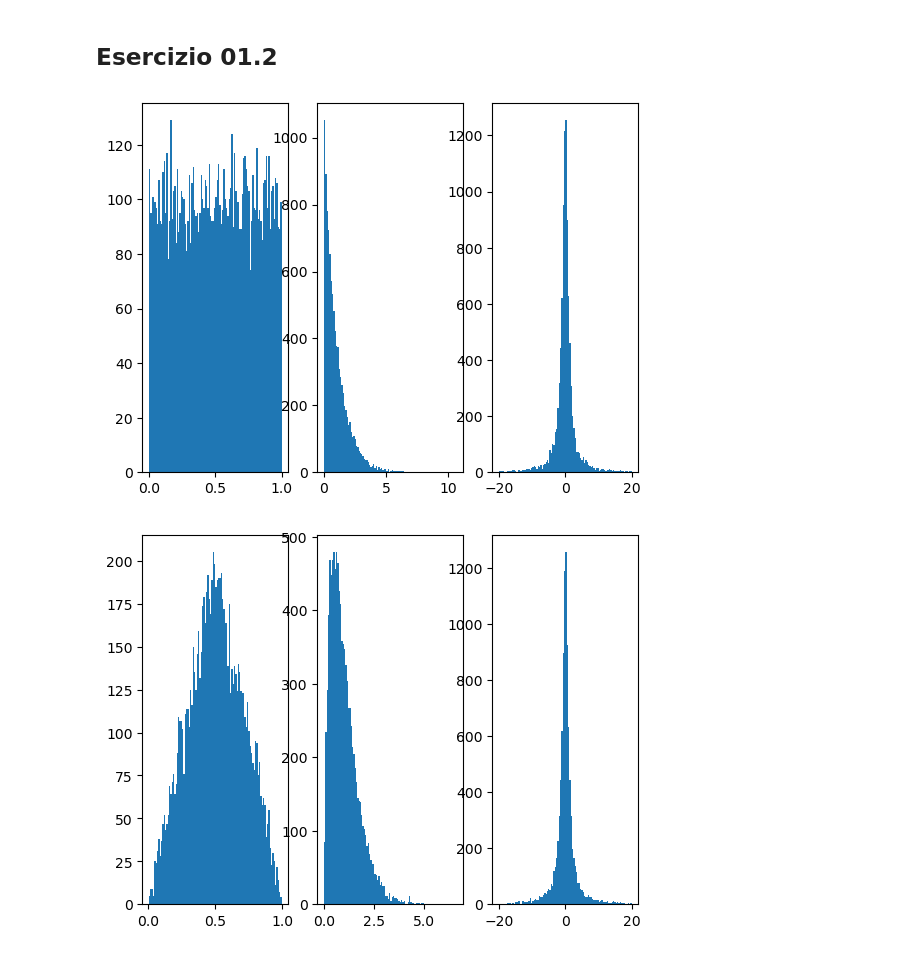
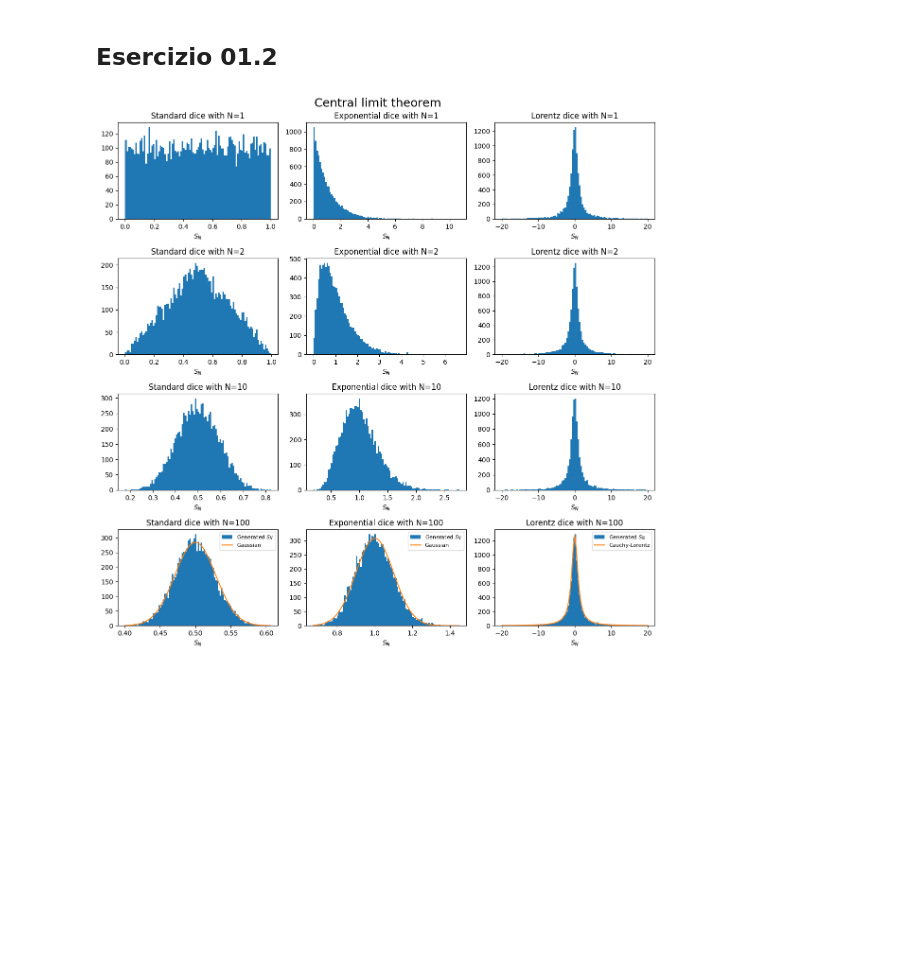
Before and after one commit to Nessun0o0/LSN, a Jupyter notebook: 01-Exercises/LSN01.ipynb, the cells around one changed output. Drawn from its saved outputs; the diff is of its cells as text; code cells hidden in the pictures; blank space fills up the shorter version.

```diff
--- a/01-Exercises/LSN01.ipynb
+++ b/01-Exercises/LSN01.ipynb
@@ -27,13 +44,16 @@ ashdkaskdhlas varianza
 # %%
 chi2 = np.loadtxt("01.1/chi2.out")
 
-fig, ax = plt.subplots(1, 1, figsize=(5,6))
+fig, ax = plt.subplots(1, 1, figsize=(7,5))
 xmin, xmax = 0.1, 200
+nbins = 200
 x = np.arange(xmin, xmax, 0.1)
 
 
-ax.hist(chi2, bins=200, range=(xmin,xmax));
+ax.hist(chi2, bins=nbins, range=(xmin,xmax));
 k = 100
 
-ax.plot(x, chi2.size * np.pow(x, k*0.5-1)*np.exp(-x*0.5)/(np.pow(2, k*0.5)*math.gamma(k*0.5)));
+ax.plot(x, chi2.size * ((xmax-xmin)/nbins) * np.power(x, k*0.5-1)*np.exp(-x*0.5)/(np.power(2, k*0.5)*math.gamma(k*0.5)));
+
+LEGENDA!
 # %% [output]
@@ -43,15 +63,40 @@ ax.plot(x, chi2.size * np.pow(x, k*0.5-1)*np.exp(-x*0.5)/(np.pow(2, k*0.5)*math.
 # %%
 N = [1, 2, 10, 100]
 nbins = 100
+nsamples = 10000
 
-for n in N:
+fig, axs = plt.subplots(4, 3, figsize=(12,12))
+fig.suptitle("Central limit theorem", fontsize=18)
+
+for row, n in enumerate(N):
     data = np.loadtxt(f"01.2/{n}.out")
     standard, exp, lorentz = data[:,0], data[:,1], data[:,2]
 
-    fig, axs = plt.subplots(1, 3)
-    axs[0].hist(standard, nbins)
-    axs[1].hist(exp, nbins)
-    axs[2].hist(lorentz, nbins, range=(-20,20))
+    _, bins_standard, _ = axs[row,0].hist(standard, nbins, label="Generated $S_N$")
+    _, bins_exp, _ = axs[row,1].hist(exp, nbins,label="Generated $S_N$")
+    _, bins_lorentz, _ = axs[row,2].hist(lorentz, nbins, range=(-20,20),label="Generated $S_N$")
+
+    axs[row,0].set_title(f"Standard dice with N={n}")
+    axs[row,1].set_title(f"Exponential dice with N={n}")
+    axs[row,2].set_title(f"Lorentz dice with N={n}")
+
+    for ax in axs[row,:]:
+        ax.set_xlabel("$S_N$")
+
+    # fit theorical distributions for N=100
+    if row == 3:
+        x = bins_standard
+        axs[row,0].plot(x, nsamples*(x[1]-x[0])*np.exp(-np.power(x-0.5,2)*n*12./2.)*math.sqrt(n*12./(2.*np.pi)), label="Gaussian")
+
+        x = bins_exp
+        axs[row,1].plot(x, nsamples*(x[1]-x[0])*np.exp(-np.power(x-1.,2)*n/2.)*math.sqrt(n/(2.*np.pi)), label="Gaussian")
+
+        x = bins_lorentz
+        axs[row,2].plot(x, nsamples*(x[1]-x[0])/(np.pi*(1+np.power(x,2))), label="Cauchy-Lorentz")
+
+        for ax in axs[row,:]:
+            ax.legend(loc="upper right", fontsize=8);
+
+plt.tight_layout();
 # %% [output]
-[figure, old version]
+[figure, new version]
-[figure, removed]
```
Also changed, not shown: parts of 7 cells of this notebook, 7 other files.
